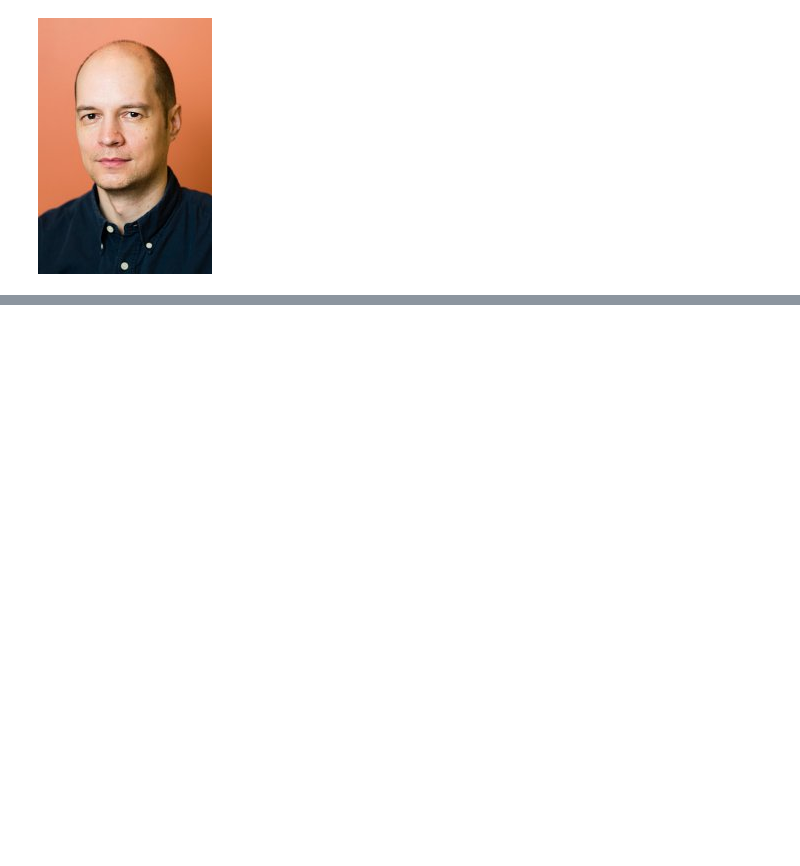
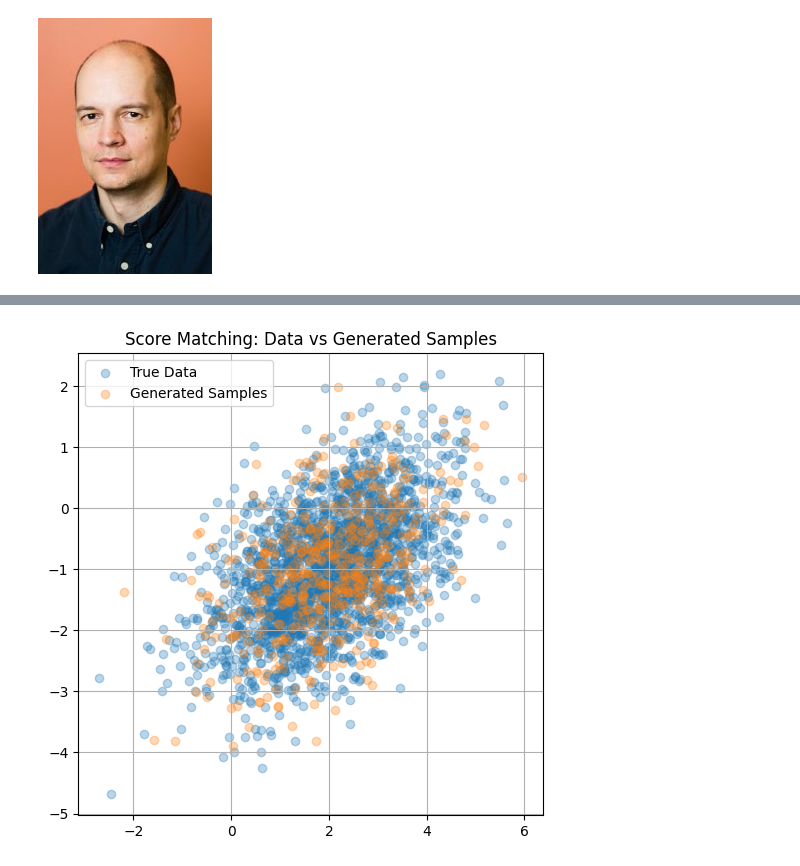
Before and after one commit to MOHAMMEDFAHD/Pytorch-Collections, a Jupyter notebook: Diffusion/Estimation_of_Non_Normalized_Statistical_Models_by_Score_Matching.ipynb, the cells around one changed output, grey strips where cells are left out. Saved outputs shown, nothing was run; the diff lists cells and outputs as text; code cells hidden in the pictures; blank space fills up the shorter version.

```diff
--- a/Diffusion/Estimation_of_Non_Normalized_Statistical_Models_by_Score_Matching.ipynb
+++ b/Diffusion/Estimation_of_Non_Normalized_Statistical_Models_by_Score_Matching.ipynb
@@ -901,0 +572,46 @@ More broadly, these results illustrate why score matching later became foundatio
+# %%
+# ============================================================
+# 7. Sampling / Prediction
+#
+#    Score matching does not give a sampler by itself.
+#    We use Langevin dynamics:
+#
+#       x_{k+1} = x_k + ε ψ(x_k) + √(2ε) ξ
+#
+# ============================================================
+
+def langevin_sampling(model, steps=500, step_size=0.02, n_samples=500):
+    x = torch.randn(n_samples, dim)
+    for _ in range(steps):
+        noise = torch.randn_like(x)
+        x = x + step_size * model.score(x) + (2 * step_size)**0.5 * noise
+    return x
+
+samples = langevin_sampling(model)
+# %%
+# ============================================================
+# 8. Visualization: True data vs generated samples
+# ============================================================
+
+plt.figure(figsize=(6,6))
+
+plt.scatter(
+    data[:, 0].detach().numpy(),
+    data[:, 1].detach().numpy(),
+    alpha=0.3,
+    label="True Data"
+)
+
+plt.scatter(
+    samples[:, 0].detach().numpy(),
+    samples[:, 1].detach().numpy(),
+    alpha=0.3,
+    label="Generated Samples"
+)
+
+plt.legend()
+plt.title("Score Matching: Data vs Generated Samples")
+plt.grid(True)
+plt.show()
+# %% [output]
+[figure, added]
```
Also changed, not shown: parts of 25 cells of this notebook, 1 other file.
